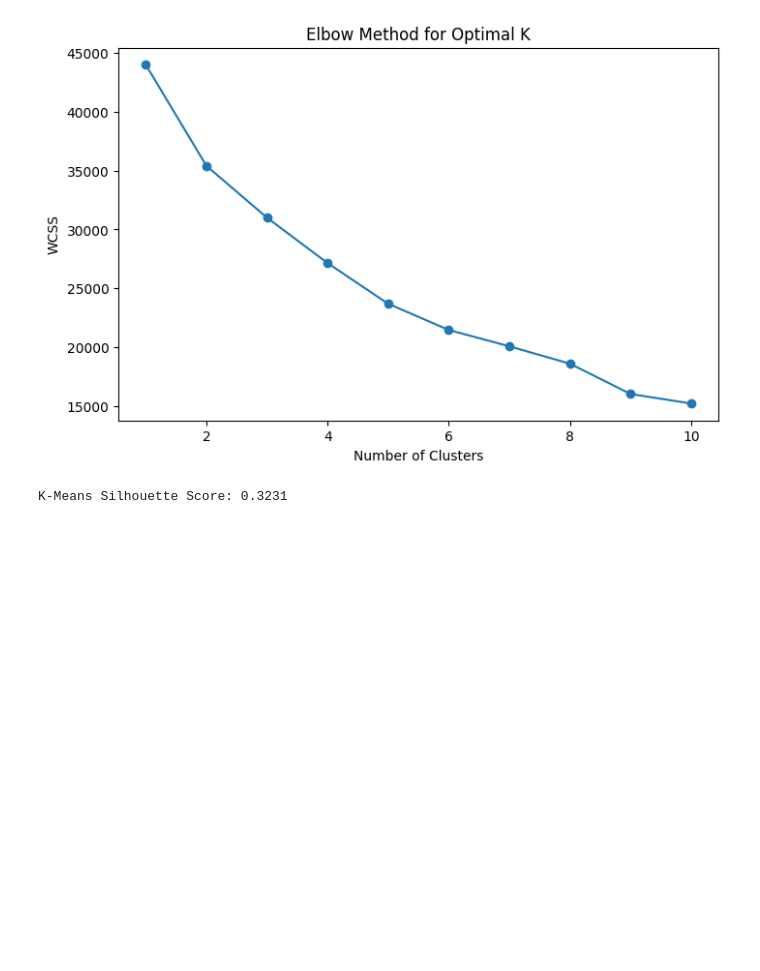
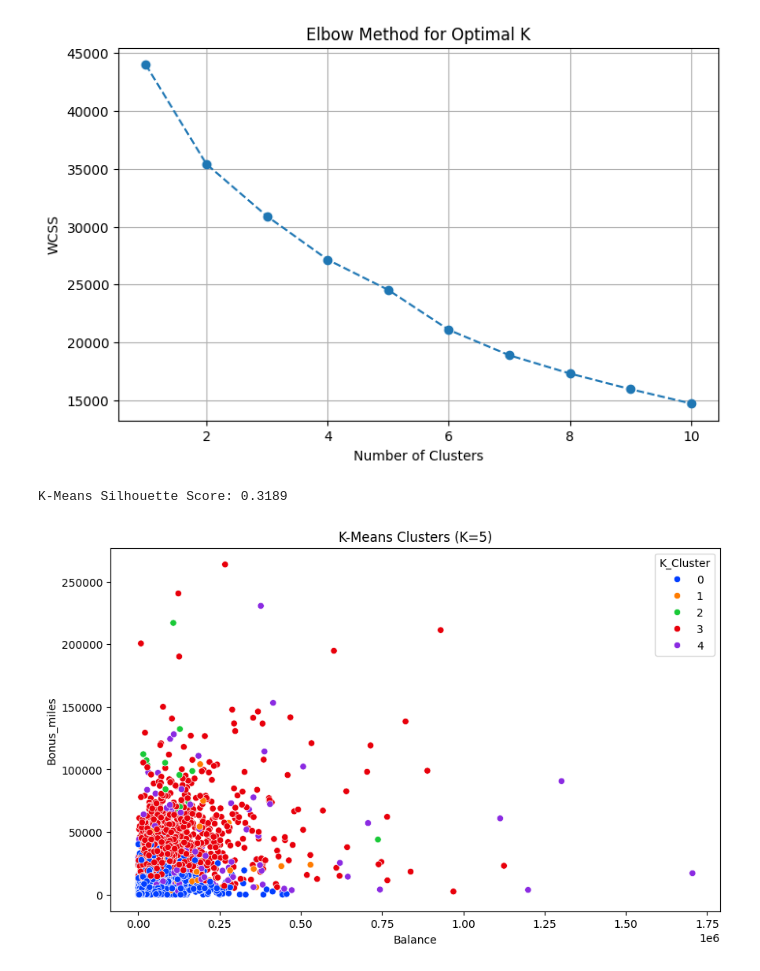
Before and after one commit to nikeshh03/ExcelR-Assignments, a Jupyter notebook: Clustering/Clustering.ipynb, the cells around one changed output. Saved outputs shown, nothing was run; the diff lists cells and outputs as text; code cells hidden in the pictures; blank space fills up the shorter version.

```diff
--- a/Clustering/Clustering.ipynb
+++ b/Clustering/Clustering.ipynb
@@ -57,17 +81,16 @@ plt.show()
 # %%
-# --- 3. K-Means Clustering ---
-# Elbow Method to find optimal K
 wcss = []
 for i in range(1, 11):
-    kmeans = KMeans(n_clusters=i, init='k-means++', random_state=42)
+    kmeans = KMeans(n_clusters=i, init='k-means++', random_state=42, n_init=10)
     kmeans.fit(df_scaled)
     wcss.append(kmeans.inertia_)
 
 plt.figure(figsize=(8, 5))
-plt.plot(range(1, 11), wcss, marker='o')
+plt.plot(range(1, 11), wcss, marker='o', linestyle='--')
 plt.title('Elbow Method for Optimal K')
 plt.xlabel('Number of Clusters')
 plt.ylabel('WCSS')
+plt.grid(True)
 plt.show()
 # %% [output]
-[figure, old version]
+[figure, new version]
@@ -78,7 +97,19 @@ df['KMeans_Cluster'] = kmeans_model.fit_predict(df_scaled)
-# %%
-# Evaluation
-k_score = silhouette_score(df_scaled, df['KMeans_Cluster'])
-print(f"K-Means Silhouette Score: {k_score:.4f}")
-# %% [output]
-K-Means Silhouette Score: 0.3231
+# %%
+# Apply K-Means
+k_clusters = 5
+kmeans_model = KMeans(n_clusters=k_clusters, init='k-means++', random_state=42, n_init=10)
+df_clean['K_Cluster'] = kmeans_model.fit_predict(df_scaled)
+
+# Calculate Silhouette Score
+k_score = silhouette_score(df_scaled, df_clean['K_Cluster'])
+print(f"K-Means Silhouette Score: {k_score:.4f}")
+
+# Visualization: Balance vs Bonus Miles
+plt.figure(figsize=(10, 6))
+sns.scatterplot(x='Balance', y='Bonus_miles', hue='K_Cluster', data=df_clean, palette='bright')
+plt.title(f'K-Means Clusters (K={k_clusters})')
+plt.show()
+# %% [output]
+K-Means Silhouette Score: 0.3189
+[figure, added]
 # %%
```
Also changed, not shown: parts of 16 cells of this notebook, 31 other files.
